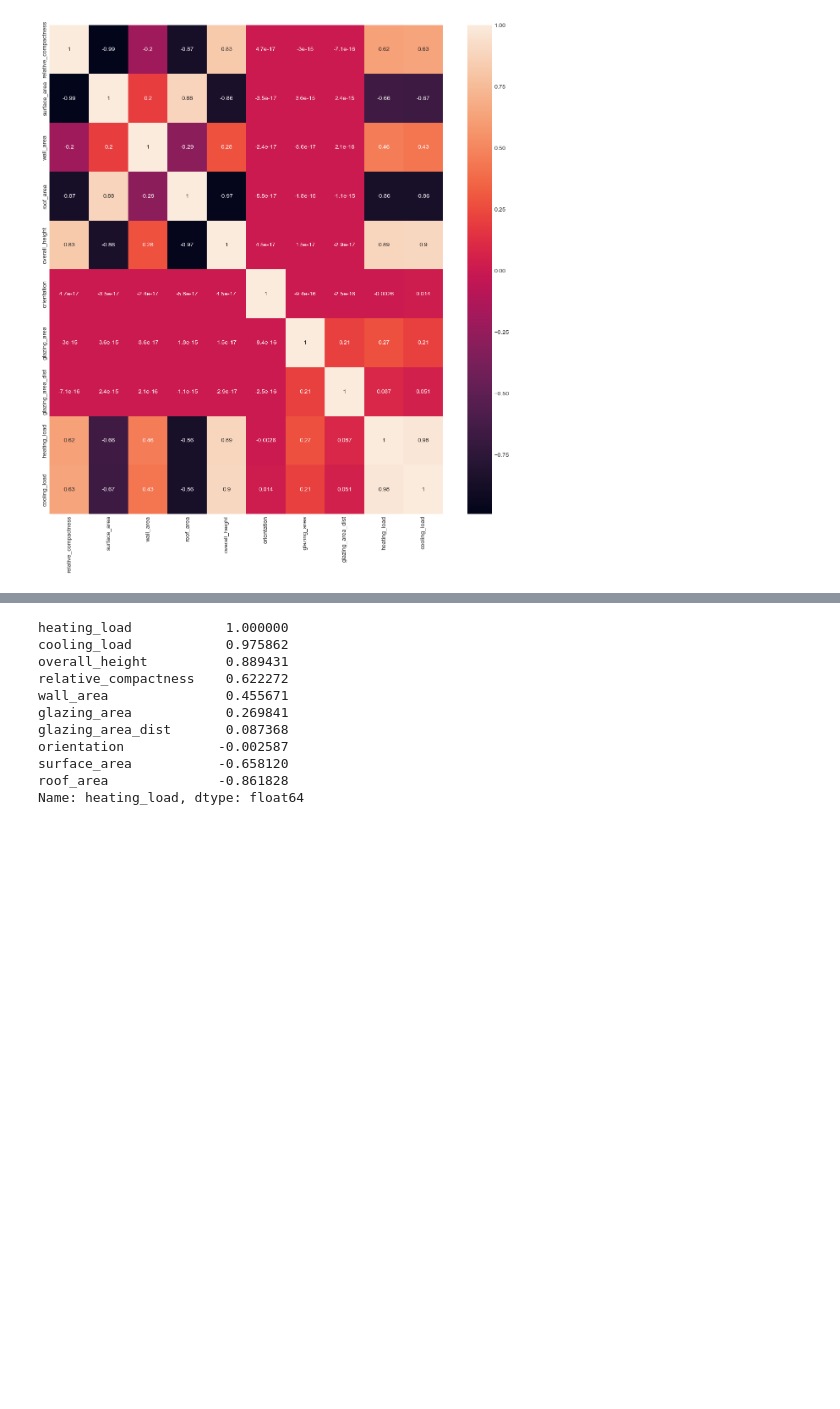
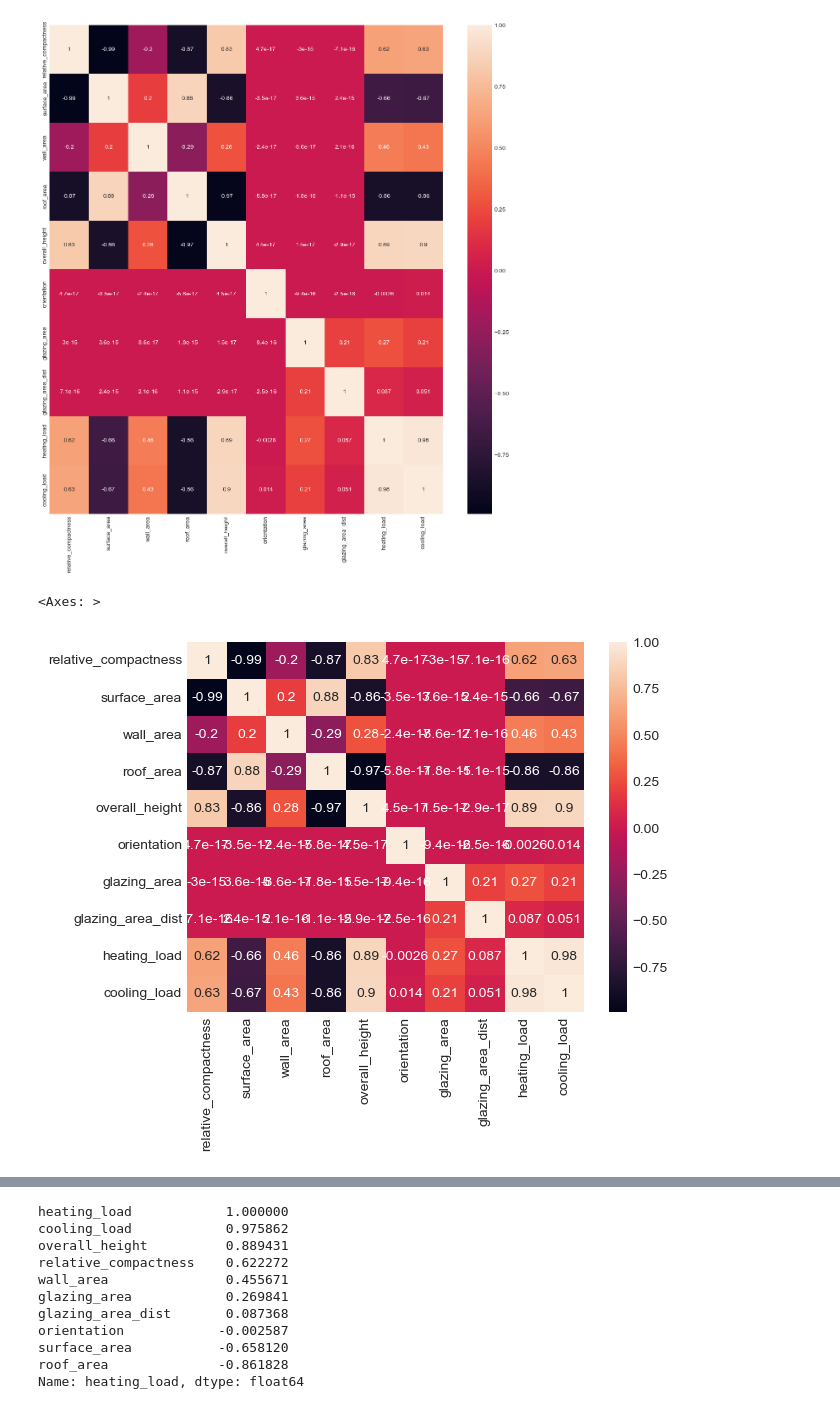
Before and after one commit to MTSU-DATA4950-Capstone-Spring2026/Team3-R4BuildingEnergyEfficiency, a Jupyter notebook: notebooks/Team03_01_eda.ipynb, the cells around one changed output, grey strips where cells are left out. Saved outputs shown, nothing was run; the diff lists cells and outputs as text; code cells hidden in the pictures; blank space fills up the shorter version.

```diff
--- a/notebooks/Team03_01_eda.ipynb
+++ b/notebooks/Team03_01_eda.ipynb
@@ -59,8 +60,8 @@ pd.set_option('display.max_columns', None)
 # %%
 # Load your data
 
-df = pd.read_csv("../data/raw/ENB2012_data.csv")
-
+#df = pd.read_csv("../data/raw/ENB2012_data.csv")
+df = pd.read_csv(os.path.join("data", "raw", "ENB2012_data.csv"))
 df
 # %% [output]
 |  | X1 | X2 | X3 | X4 | X5 | X6 | X7 | X8 | Y1 | Y2 |
@@ -261,3 +262,8 @@ sns.heatmap(df.corr(), annot=True)
 # %% [output]
 <Axes: >
 [figure]
+# %%
+sns.heatmap(df.corr(), annot=True)
+# %% [output]
+<Axes: >
+[figure, added]
```
Also changed, not shown: parts of 10 cells of this notebook, 11 other files.
